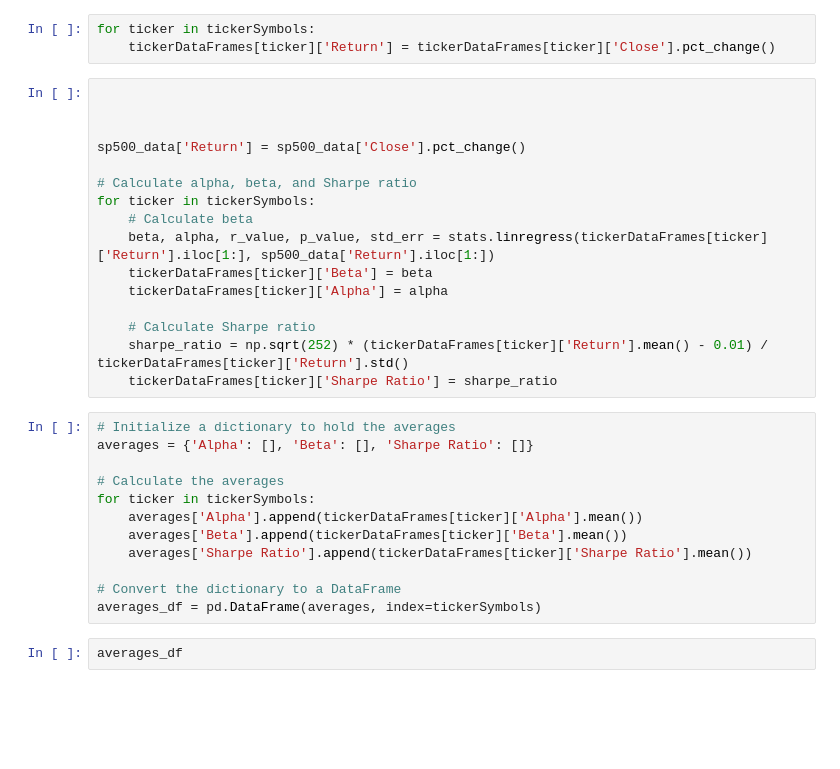
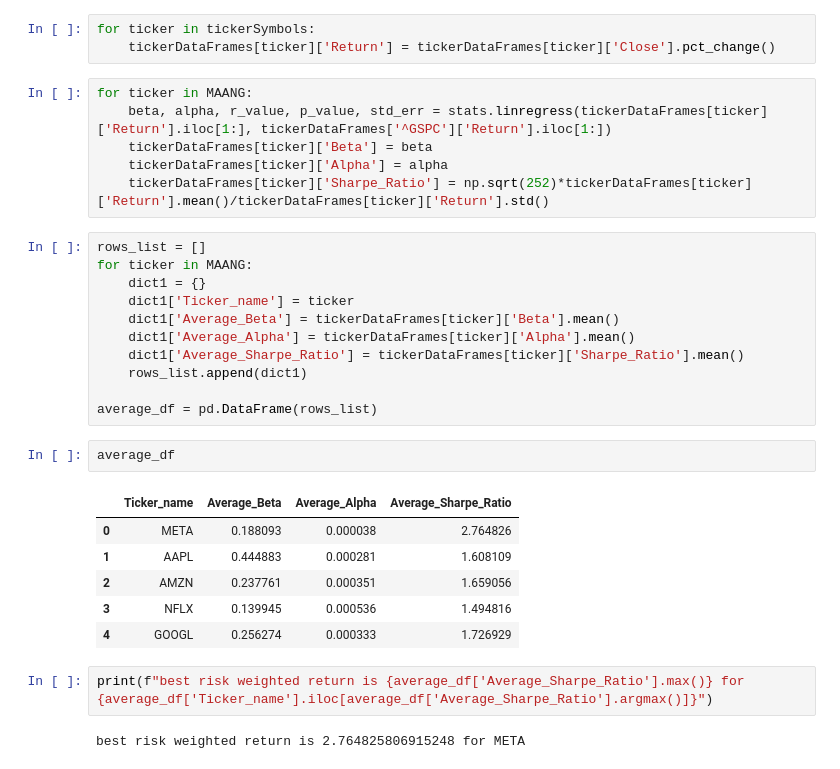
Before and after one commit to whanyu1212/algo-trading-notes, a Jupyter notebook: notebooks/MAANG.ipynb, the cells around one changed output. Cells and saved outputs as stored; diff of their text form; blank space fills up the shorter version.

```diff
--- a/notebooks/MAANG.ipynb
+++ b/notebooks/MAANG.ipynb
@@ -74,32 +78,32 @@ sp500_data = tickerDataFrames['^GSPC']
 for ticker in tickerSymbols:
     tickerDataFrames[ticker]['Return'] = tickerDataFrames[ticker]['Close'].pct_change()
 # %%
-
-
-
-sp500_data['Return'] = sp500_data['Close'].pct_change()
-
-# Calculate alpha, beta, and Sharpe ratio
-for ticker in tickerSymbols:
-    # Calculate beta
-    beta, alpha, r_value, p_value, std_err = stats.linregress(tickerDataFrames[ticker]['Return'].iloc[1:], sp500_data['Return'].iloc[1:])
+for ticker in MAANG:
+    beta, alpha, r_value, p_value, std_err = stats.linregress(tickerDataFrames[ticker]['Return'].iloc[1:], tickerDataFrames['^GSPC']['Return'].iloc[1:])
     tickerDataFrames[ticker]['Beta'] = beta
     tickerDataFrames[ticker]['Alpha'] = alpha
-
-    # Calculate Sharpe ratio
-    sharpe_ratio = np.sqrt(252) * (tickerDataFrames[ticker]['Return'].mean() - 0.01) / tickerDataFrames[ticker]['Return'].std()
-    tickerDataFrames[ticker]['Sharpe Ratio'] = sharpe_ratio
+    tickerDataFrames[ticker]['Sharpe_Ratio'] = np.sqrt(252)*tickerDataFrames[ticker]['Return'].mean()/tickerDataFrames[ticker]['Return'].std()
-# %%
-# Initialize a dictionary to hold the averages
-averages = {'Alpha': [], 'Beta': [], 'Sharpe Ratio': []}
-
-# Calculate the averages
-for ticker in tickerSymbols:
-    averages['Alpha'].append(tickerDataFrames[ticker]['Alpha'].mean())
-    averages['Beta'].append(tickerDataFrames[ticker]['Beta'].mean())
-    averages['Sharpe Ratio'].append(tickerDataFrames[ticker]['Sharpe Ratio'].mean())
-
-# Convert the dictionary to a DataFrame
-averages_df = pd.DataFrame(averages, index=tickerSymbols)
-# %%
-averages_df
+# %%
+rows_list = []
+for ticker in MAANG:
+    dict1 = {}
+    dict1['Ticker_name'] = ticker
+    dict1['Average_Beta'] = tickerDataFrames[ticker]['Beta'].mean()
+    dict1['Average_Alpha'] = tickerDataFrames[ticker]['Alpha'].mean()
+    dict1['Average_Sharpe_Ratio'] = tickerDataFrames[ticker]['Sharpe_Ratio'].mean()
+    rows_list.append(dict1)
+
+average_df = pd.DataFrame(rows_list)
+# %%
+average_df
+# %% [output]
+|  | Ticker_name | Average_Beta | Average_Alpha | Average_Sharpe_Ratio |
+| 0 | META | 0.188093 | 0.000038 | 2.764826 |
+| 1 | AAPL | 0.444883 | 0.000281 | 1.608109 |
+| 2 | AMZN | 0.237761 | 0.000351 | 1.659056 |
+| 3 | NFLX | 0.139945 | 0.000536 | 1.494816 |
+| 4 | GOOGL | 0.256274 | 0.000333 | 1.726929 |
+# %%
+print(f"best risk weighted return is {average_df['Average_Sharpe_Ratio'].max()} for {average_df['Ticker_name'].iloc[average_df['Average_Sharpe_Ratio'].argmax()]}")
+# %% [output]
+best risk weighted return is 2.764825806915248 for META
```
Also changed, not shown: parts of 8 cells of this notebook.
